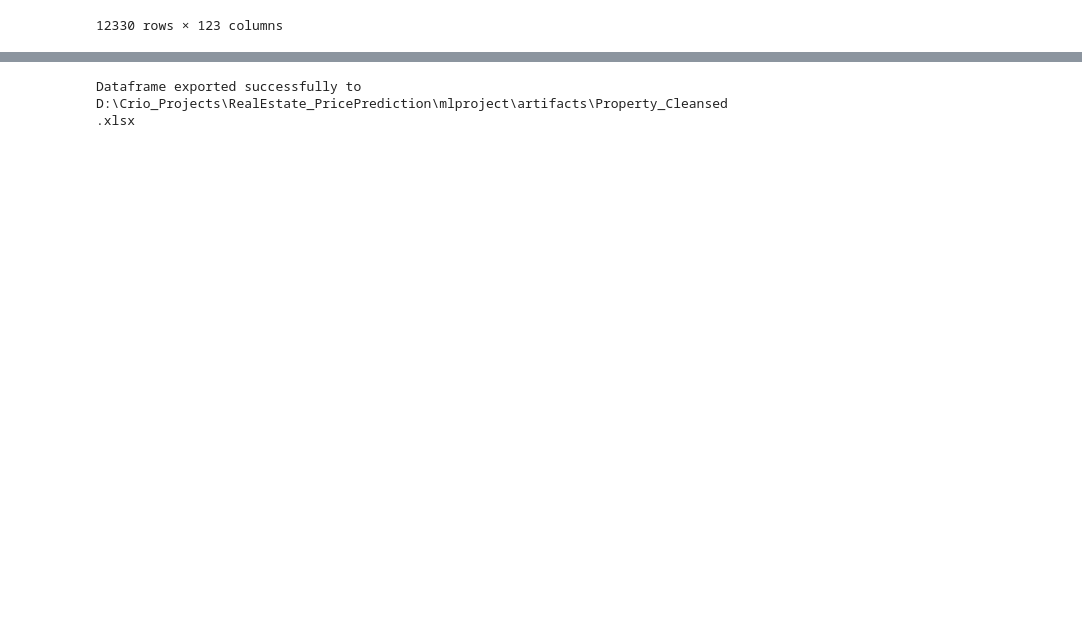
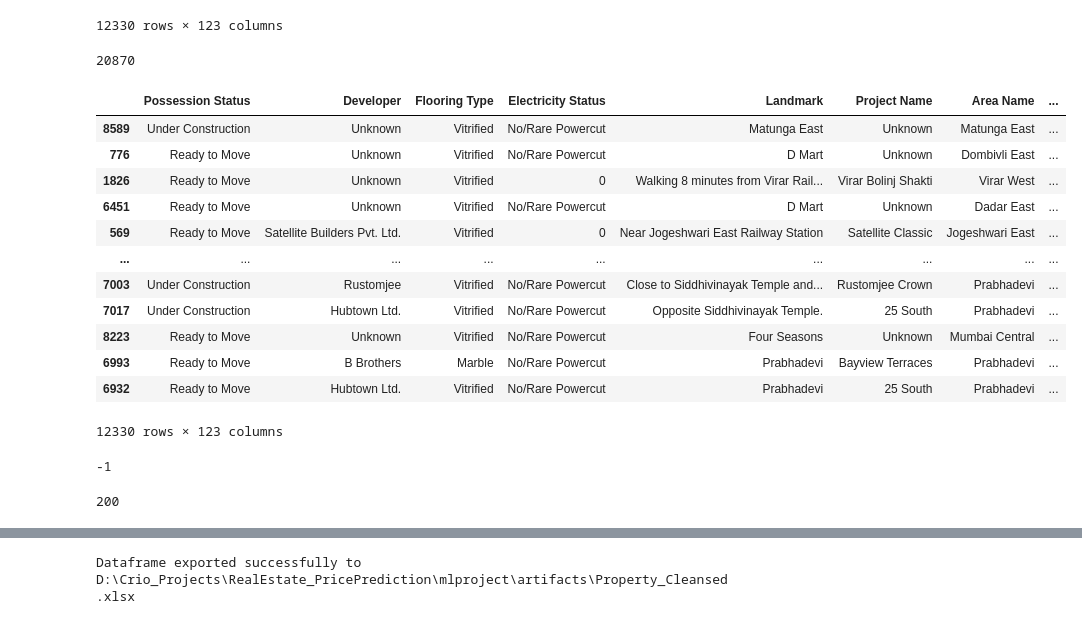
Before and after one commit to gmnaik/housepriceprediction, a Jupyter notebook: notebook/House_Price_Prediction_Imputation_EDA.ipynb, the cells around one changed output, grey strips where cells are left out. Saved outputs shown, nothing was run; the diff lists cells and outputs as text; code cells hidden in the pictures; blank space fills up the shorter version.

```diff
--- a/notebook/House_Price_Prediction_Imputation_EDA.ipynb
+++ b/notebook/House_Price_Prediction_Imputation_EDA.ipynb
@@ -1902,3 +1910,31 @@ df_cleansed
 df_cleansed['Possession Status'] = df_cleansed['Possession Status'].replace(0, 'Under Construction')
 # %%
 df_cleansed['Furnished Type'] = df_cleansed['Furnished Type'].replace(0, 'Unfurnished')
+# %%
+df_cleansed['Carpet Area'].max()
+# %% [output]
+20870
+# %%
+df_cleansed.sort_values(by='Sqft Price',ascending=True)
+# %% [output]
+|  | Possession Status | Developer | Flooring Type | Electricity Status | Landmark | Project Name | Area Name | ... |
+| 8589 | Under Construction | Unknown | Vitrified | No/Rare Powercut | Matunga East | Unknown | Matunga East | ... |
+| 776 | Ready to Move | Unknown | Vitrified | No/Rare Powercut | D Mart | Unknown | Dombivli East | ... |
+| 1826 | Ready to Move | Unknown | Vitrified | 0 | Walking 8 minutes from Virar Rail... | Virar Bolinj Shakti | Virar West | ... |
+| 6451 | Ready to Move | Unknown | Vitrified | No/Rare Powercut | D Mart | Unknown | Dadar East | ... |
+| 569 | Ready to Move | Satellite Builders Pvt. Ltd. | Vitrified | 0 | Near Jogeshwari East Railway Station | Satellite Classic | Jogeshwari East | ... |
+| ... | ... | ... | ... | ... | ... | ... | ... | ... |
+| 7003 | Under Construction | Rustomjee | Vitrified | No/Rare Powercut | Close to Siddhivinayak Temple and... | Rustomjee Crown | Prabhadevi | ... |
+| 7017 | Under Construction | Hubtown Ltd. | Vitrified | No/Rare Powercut | Opposite Siddhivinayak Temple. | 25 South | Prabhadevi | ... |
+| 8223 | Ready to Move | Unknown | Vitrified | No/Rare Powercut | Four Seasons | Unknown | Mumbai Central | ... |
+| 6993 | Ready to Move | B Brothers | Marble | No/Rare Powercut | Prabhadevi | Bayview Terraces | Prabhadevi | ... |
+| 6932 | Ready to Move | Hubtown Ltd. | Vitrified | No/Rare Powercut | Prabhadevi | 25 South | Prabhadevi | ... |
+12330 rows × 123 columns
+# %%
+df_cleansed['Floors'].min()
+# %% [output]
+-1
+# %%
+df_cleansed['Floors'].max()
+# %% [output]
+200
```
Also changed, not shown: parts of 20 cells of this notebook, 14 other files.
